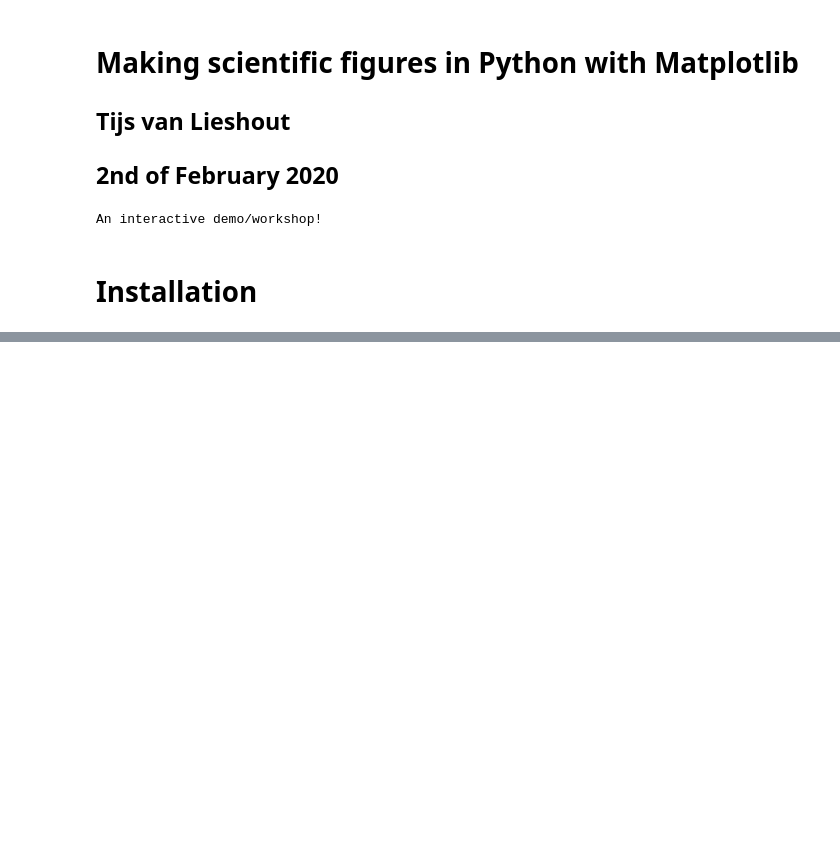
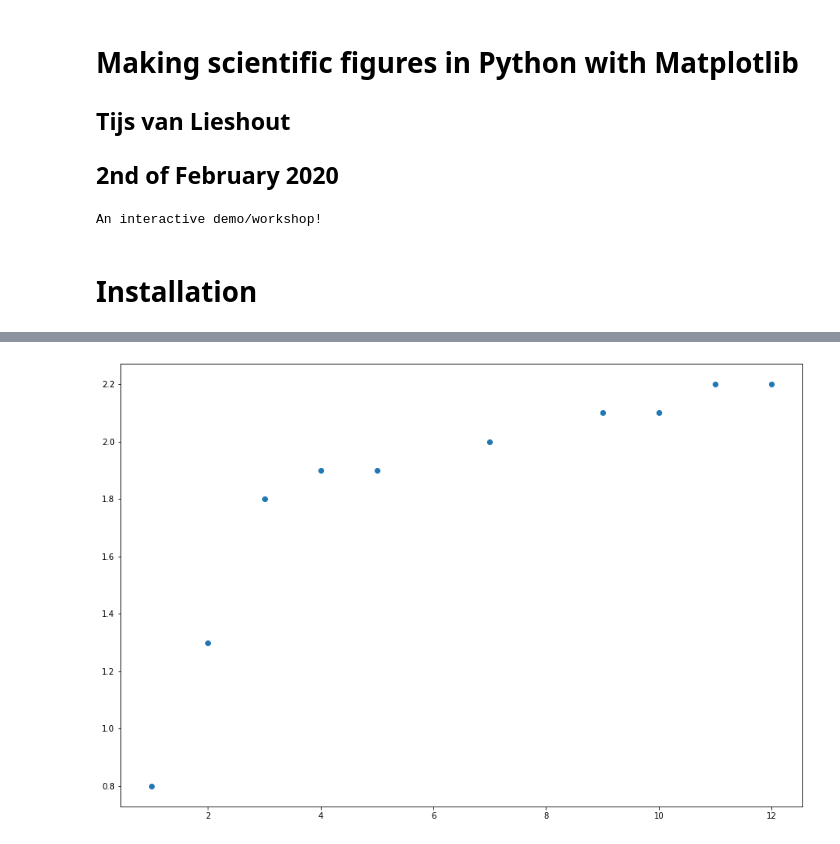
Before and after one commit to Magiduck/matplotlib_workshop, a Jupyter notebook: matplotlib_workshop.ipynb, the cells around one changed output, grey strips where cells are left out. Cells and saved outputs as stored; diff of their text form; code cells hidden in the pictures; blank space fills up the shorter version.

```diff
--- a/matplotlib_workshop.ipynb
+++ b/matplotlib_workshop.ipynb
@@ -32,0 +47,7 @@ cat_weight_in_kg = [0.8, 1.3, 1.8, 1.9, 1.9, 2.0, 2.1, 2.2]
+# %%
+plt.figure(figsize=(15, 10))
+# o, ro, k+, c--, mD
+plt.plot(cat_age_in_months, cat_weight_in_kg, 'o')
+plt.show()
+# %% [output]
+[figure, added]
```
Also changed, not shown: parts of 10 cells of this notebook.
